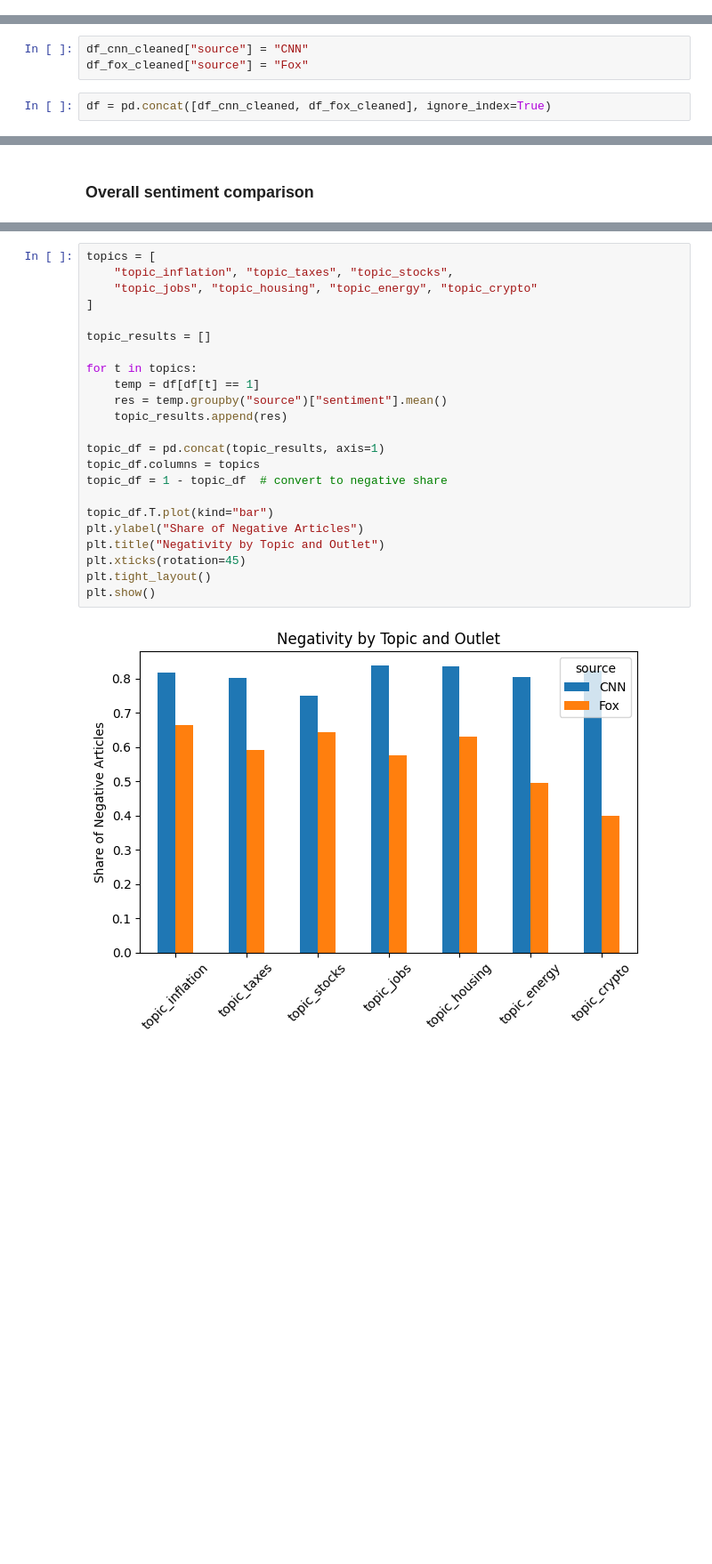
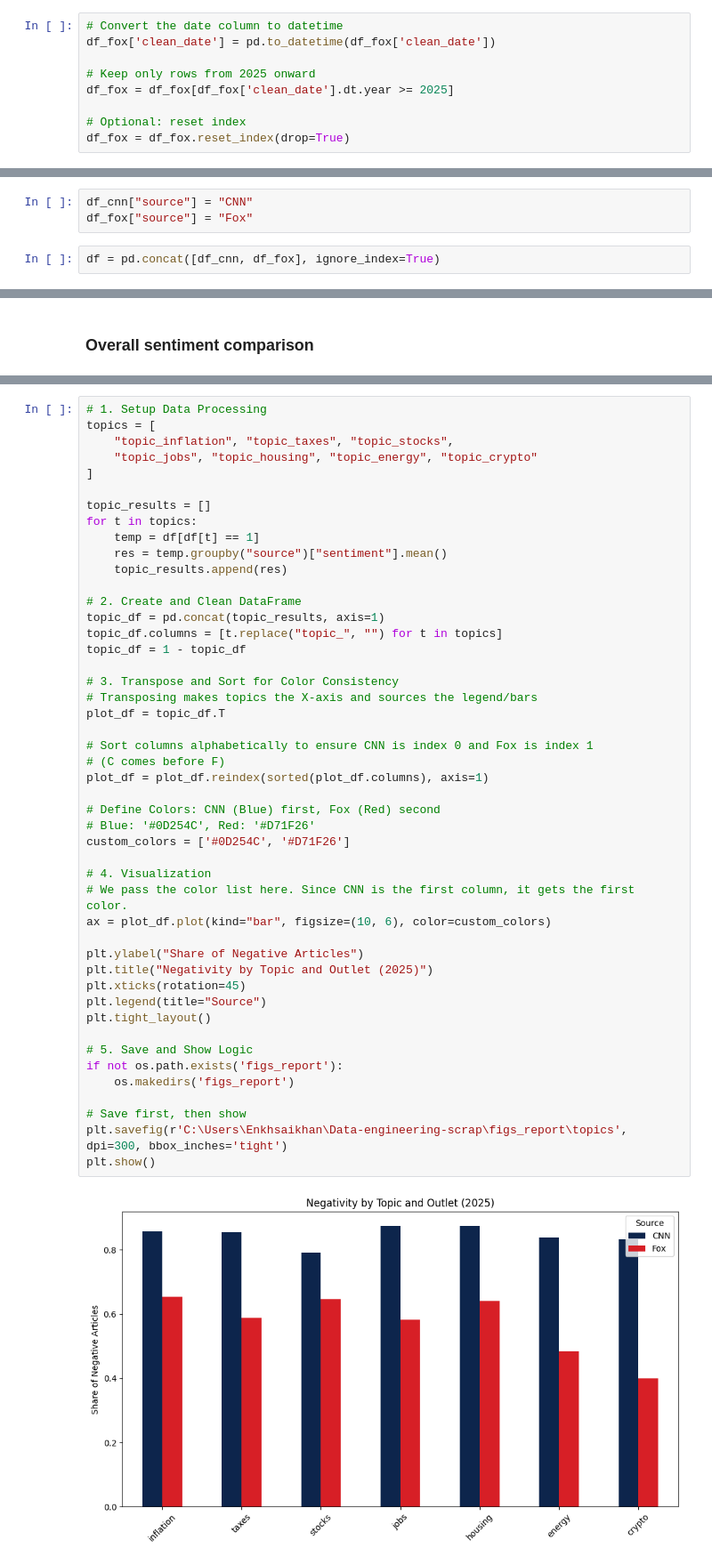
Before and after one commit to 4mbrus/Data-Engineering-1-Mini-Cloud-Project, a Jupyter notebook: web_scraping/Data_analysis.ipynb, the cells around one changed output, grey strips where cells are left out. Shown: that part at 89% size. Drawn from its saved outputs; the diff is of its cells as text; blank space fills up the shorter version.

```diff
--- a/web_scraping/Data_analysis.ipynb
+++ b/web_scraping/Data_analysis.ipynb
@@ -81,0 +55,9 @@ df_fox_cleaned
+# %%
+# Convert the date column to datetime
+df_fox['clean_date'] = pd.to_datetime(df_fox['clean_date'])
+
+# Keep only rows from 2025 onward
+df_fox = df_fox[df_fox['clean_date'].dt.year >= 2025]
+
+# Optional: reset index
+df_fox = df_fox.reset_index(drop=True)
@@ -82,5 +96,5 @@ df_fox_cleaned
 # %%
-df_cnn_cleaned["source"] = "CNN"
-df_fox_cleaned["source"] = "Fox"
+df_cnn["source"] = "CNN"
+df_fox["source"] = "Fox"
 # %%
-df = pd.concat([df_cnn_cleaned, df_fox_cleaned], ignore_index=True)
+df = pd.concat([df_cnn, df_fox], ignore_index=True)
@@ -140,27 +188,51 @@ plt.show()
 # %% [output]
 [figure]
 # %%
+# 1. Setup Data Processing
 topics = [
     "topic_inflation", "topic_taxes", "topic_stocks",
     "topic_jobs", "topic_housing", "topic_energy", "topic_crypto"
 ]
 
 topic_results = []
-
 for t in topics:
     temp = df[df[t] == 1]
     res = temp.groupby("source")["sentiment"].mean()
     topic_results.append(res)
 
+# 2. Create and Clean DataFrame
 topic_df = pd.concat(topic_results, axis=1)
-topic_df.columns = topics
-topic_df = 1 - topic_df  # convert to negative share
+topic_df.columns = [t.replace("topic_", "") for t in topics]
+topic_df = 1 - topic_df
 
-topic_df.T.plot(kind="bar")
+# 3. Transpose and Sort for Color Consistency
+# Transposing makes topics the X-axis and sources the legend/bars
+plot_df = topic_df.T
+
+# Sort columns alphabetically to ensure CNN is index 0 and Fox is index 1
+# (C comes before F)
+plot_df = plot_df.reindex(sorted(plot_df.columns), axis=1)
+
+# Define Colors: CNN (Blue) first, Fox (Red) second
+# Blue: '#0D254C', Red: '#D71F26'
+custom_colors = ['#0D254C', '#D71F26']
+
+# 4. Visualization
+# We pass the color list here. Since CNN is the first column, it gets the first color.
+ax = plot_df.plot(kind="bar", figsize=(10, 6), color=custom_colors)
+
 plt.ylabel("Share of Negative Articles")
-plt.title("Negativity by Topic and Outlet")
+plt.title("Negativity by Topic and Outlet (2025)")
 plt.xticks(rotation=45)
+plt.legend(title="Source")
 plt.tight_layout()
+
+# 5. Save and Show Logic
+if not os.path.exists('figs_report'):
+    os.makedirs('figs_report')
+
+# Save first, then show
+plt.savefig(r'C:\Users\Enkhsaikhan\Data-engineering-scrap\figs_report\topics', dpi=300, bbox_inches='tight')
 plt.show()
 # %% [output]
-[figure, old version]
+[figure, new version]
```
Also changed, not shown: parts of 15 cells of this notebook, 8 other files.
